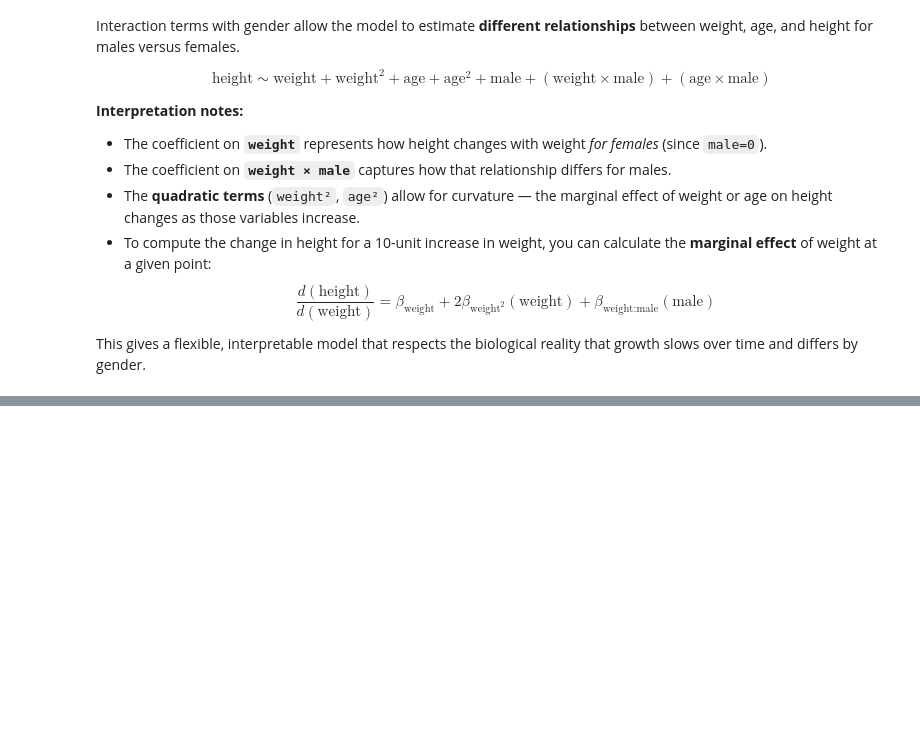
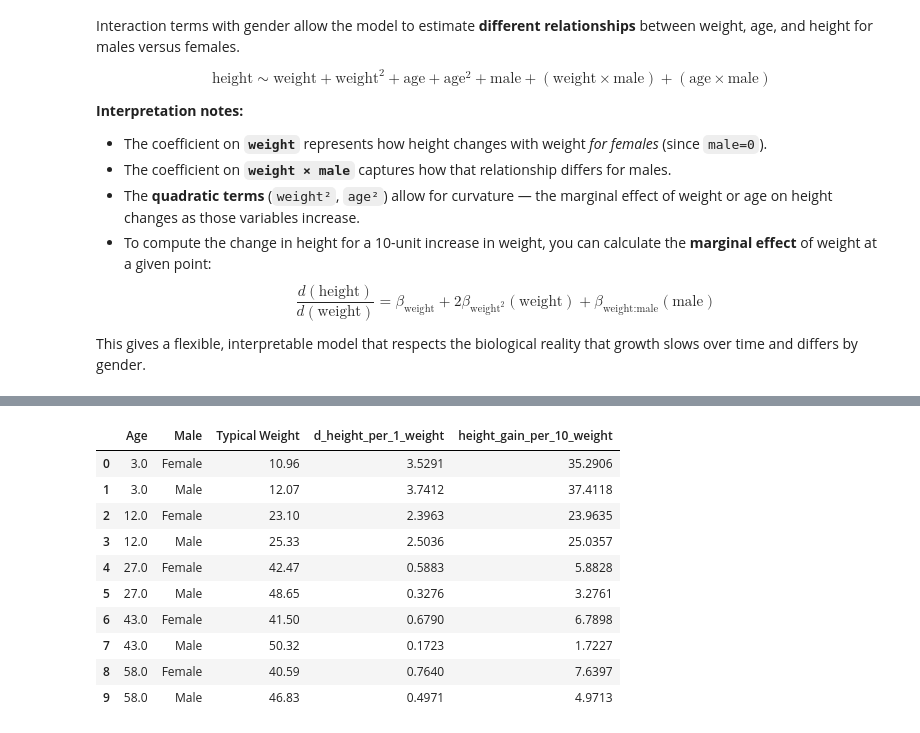
Before and after one commit to glenhanson/nrg_interview_prep, a Jupyter notebook: notebooks/question_2.ipynb, the cells around one changed output, grey strips where cells are left out. Cells and saved outputs as stored; diff of their text form; code cells hidden in the pictures; blank space fills up the shorter version.

```diff
--- a/notebooks/question_2.ipynb
+++ b/notebooks/question_2.ipynb
@@ -150,7 +149,7 @@ model = smf.ols(formula, data=raw_data_df).fit()
 # Extract coefficients
 b = model.params
 
-def marginal_effects(weight, age, male):
+def marginal_effects(weight, age, male, model_params):
     """Return partial derivatives wrt weight and age."""
     d_height_d_weight = (
         b['weight']
@@ -163,17 +162,3 @@ def marginal_effects(weight, age, male):
         + b.get('age:male', 0) * male
     )
     return d_height_d_weight, d_height_d_age
-
-# Choose representative values
-w_vals = np.percentile(raw_data_df['weight'], [10, 50, 90])
-a_vals = np.percentile(raw_data_df['age'], [10, 50, 90])
-
-# Evaluate marginal effects at combinations
-print("\nMarginal effects of weight and age at representative points:\n")
-for male, label in [(0, "Female"), (1, "Male")]:
-    for w in w_vals:
-        for a in a_vals:
-            d_w, d_a = marginal_effects(w, a, male)
-            print(f"{label}, weight={w:.1f}, age={a:.1f}:")
-            print(f"  ∂height/∂weight = {d_w:.3f}  → +10 weight ≈ {10*d_w:.2f}")
-        print('-' * 60)
@@ -197,0 +165,51 @@ Male, weight=51.6, age=58.0:
+# %%
+# Grid of ages to evaluate
+age_grid = np.linspace(raw_data_df['age'].min(), raw_data_df['age'].max(), 100)
+
+# Smooth typical weight as a function of age, separately by sex
+smoothed_weight_by_sex = {}
+frac = 0.25  # smoothing; tune 0.1–0.5 depending on noise
+
+for male_flag in [0, 1]:
+    sub = raw_data_df[raw_data_df['male'] == male_flag]
+    if len(sub) < 10:
+        # fallback: use global smoother if too few for this sex
+        lw = lowess(raw_data_df['weight'], raw_data_df['age'], frac=frac, return_sorted=True)
+    else:
+        lw = lowess(sub['weight'], sub['age'], frac=frac, return_sorted=True)
+
+    smoothed_weight = np.interp(age_grid, lw[:, 0], lw[:, 1])
+    smoothed_weight_by_sex[male_flag] = smoothed_weight
+
+# Choose age percentiles to summarize
+age_percentiles = [10, 25, 50, 75, 90]
+age_vals = np.percentile(df['age'], age_percentiles)
+
+results = []
+for a in age_vals:
+    for male_flag in [0, 1]:
+        # Typical weight for this sex at this age (interpolated)
+        typical_weight = float(np.interp(a, age_grid, smoothed_weight_by_sex[male_flag]))
+        d_w, d_a = marginal_effects(typical_weight, a, male_flag)
+        results.append({
+            'Age': round(a, 2),
+            'Male': 'Male' if male_flag else 'Female',
+            'Typical Weight': round(typical_weight, 2),
+            'd_height_per_1_weight': round(d_w, 4),
+            'height_gain_per_10_weight': round(d_w * 10, 4)
+        })
+
+rep_df_age_smooth = pd.DataFrame(results)
+rep_df_age_smooth
+# %% [output]
+|  | Age | Male | Typical Weight | d_height_per_1_weight | height_gain_per_10_weight |
+| 0 | 3.0 | Female | 10.96 | 3.5291 | 35.2906 |
+| 1 | 3.0 | Male | 12.07 | 3.7412 | 37.4118 |
+| 2 | 12.0 | Female | 23.10 | 2.3963 | 23.9635 |
+| 3 | 12.0 | Male | 25.33 | 2.5036 | 25.0357 |
+| 4 | 27.0 | Female | 42.47 | 0.5883 | 5.8828 |
+| 5 | 27.0 | Male | 48.65 | 0.3276 | 3.2761 |
+| 6 | 43.0 | Female | 41.50 | 0.6790 | 6.7898 |
+| 7 | 43.0 | Male | 50.32 | 0.1723 | 1.7227 |
+| 8 | 58.0 | Female | 40.59 | 0.7640 | 7.6397 |
+| 9 | 58.0 | Male | 46.83 | 0.4971 | 4.9713 |
```
Also changed, not shown: parts of 6 cells of this notebook, 6 other files.
